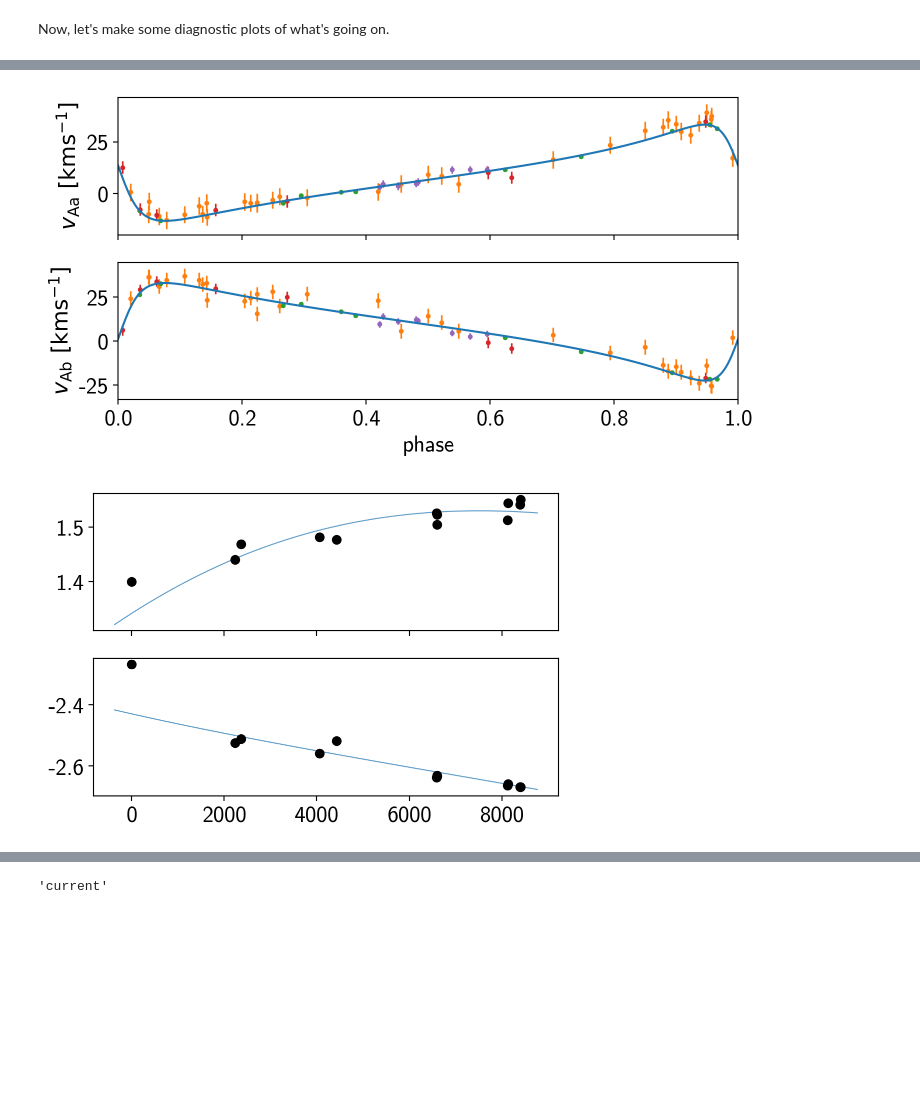
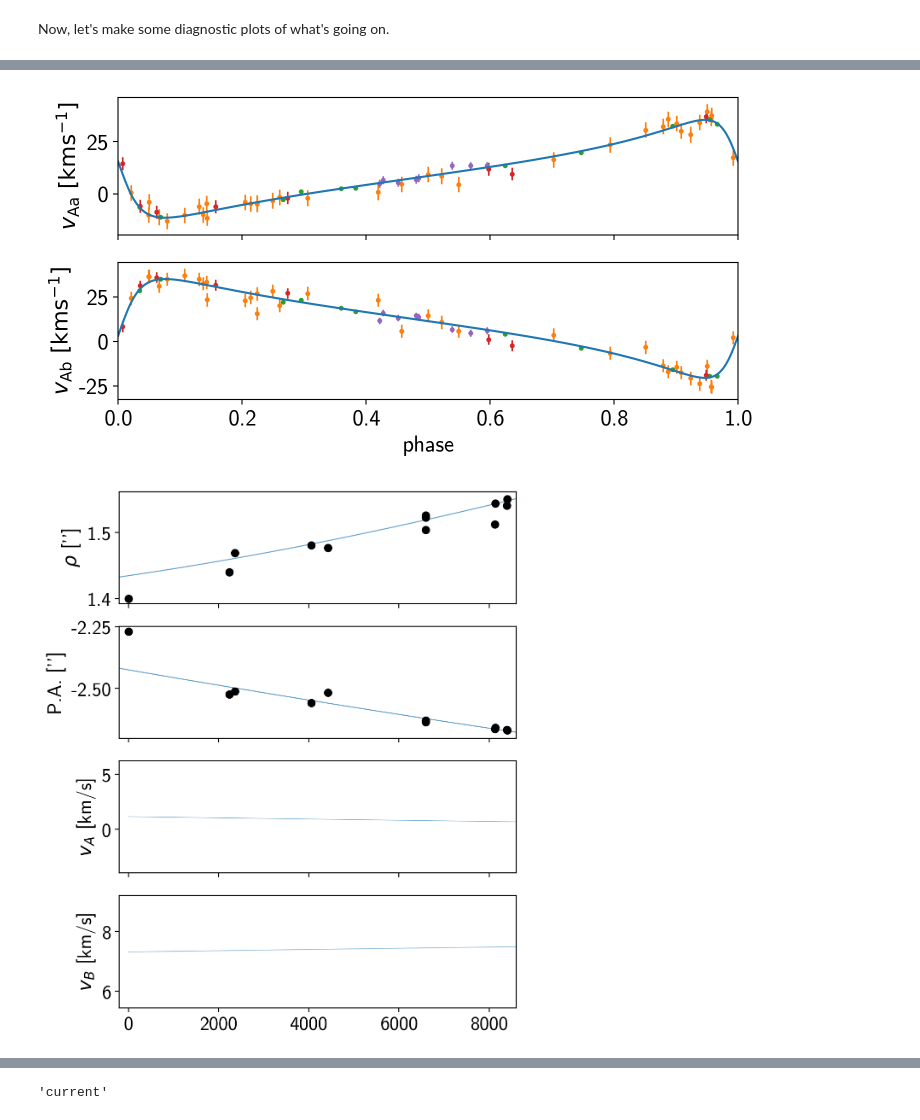
Before and after one commit to iancze/TWA-3-orbit, a Jupyter notebook: joint/Joint stellar fit.ipynb, the cells around one changed output, grey strips where cells are left out. Cells and saved outputs as stored; diff of their text form; code cells hidden in the pictures; blank space fills up the shorter version.

```diff
--- a/joint/Joint stellar fit.ipynb
+++ b/joint/Joint stellar fit.ipynb
@@ -167,3 +170,22 @@ def calc_Mtot(a, P):
     kg_to_M_sun = (1 * u.kg).to(u.M_sun).value
 
     return 4 * np.pi**2 * (a * au_to_m)**3 / (constants.G.value * (P * day_to_s)**2) * kg_to_M_sun
+
+
+def calc_a(Mtot, P):
+    '''
+    Calculate the semi-major axis using Kepler's third law
+
+    Args:
+        Mtot (Msun) total mass
+        P (days) period
+
+    Returns:
+        a (au)
+    '''
+
+    day_to_s = (1 * u.day).to(u.s).value
+    au_to_m = (1 * u.au).to(u.m).value
+    kg_to_M_sun = (1 * u.kg).to(u.M_sun).value
+
+    return (((Mtot / kg_to_M_sun) * constants.G.value * (P * day_to_s)**2) / (4 * np.pi**2))**(1/3) / au_to_m
@@ -457,7 +462,7 @@ pkw = {"marker":".", "ls":""}
 ekw = {"marker":".", "ms":5.0, "ls":"", "elinewidth":1.2}
 
 def get_phase(dates, pos):
-    return ((dates - pos["t_peri_inner"]) % pos["P_inner"]) / pos["P_inner"]
+    return ((dates - pos["t_periastron_inner"]) % pos["P_inner"]) / pos["P_inner"]
 
 # nsamples = 10
 # choices = np.random.choice(np.arange(len(trace)), size=nsamples)
@@ -468,16 +473,14 @@ np.random.seed(43)
 
 fig, ax = plt.subplots(nrows=2, sharex=True, figsize=(8,4))
 
-fig_sep, ax_sep = plt.subplots(nrows=2, sharex=True, figsize=(6,4))
+fig_sep, ax_sep = plt.subplots(nrows=4, sharex=True, figsize=(6,8))
 fig_sky, ax_sky = plt.subplots(nrows=1, figsize=(4,4))
 
 
 with model:
 
     pos = map_sol3
-
-    t_peri_inner = pos["t_peri_inner"]
-    P_inner = pos["P_inner"]
+#     pos = model.test_point
 
     # calculate the errors for each instrument
     cfa_err1 = np.sqrt(cfa1[2]**2 + np.exp(2 * pos["logjittercfa"]))
@@ -514,33 +517,48 @@ with model:
     ax[1].set_xlabel("phase")
 
 
     t_pred = pos["tPeriod"]
     rho_pred = pos["rhoSaveSky"]
     theta_pred = pos["thetaSaveSky"]
 
     x_pred = rho_pred * np.cos(theta_pred) # X north
     y_pred = rho_pred * np.sin(theta_pred) # Y east
 
+    ax_sky.plot(y_pred, x_pred, lw=0.8, alpha=0.7)
+
+
     ax_sep[0].plot(t_data, pos["rhoSaveData"], lw=0.8, alpha=0.7, zorder=0)
     ax_sep[0].plot(wds[0], wds[1], "ko")
+
     ax_sep[1].plot(t_data, pos["thetaSaveData"], lw=0.8, alpha=0.7, zorder=0)
     ax_sep[1].plot(wds[0], wds[3], "ko")
 
-    ax_sky.plot(y_pred, x_pred, lw=0.8, alpha=0.7)
+    ax_sep[2].plot(t_pred, pos["RVADense"], lw=0.5, alpha=0.6)
+    ax_sep[3].plot(t_pred, pos["RVBDense"], lw=0.5, alpha=0.6)
+# #     ax_sep[2].set_ylim(7, 10)
+
+    ax_sep[3].set_xlim(- 200, wds[0][-1] + 200)
+# #     ax_sep[3].set_ylim(6.5, 8)
+
 
 
 xs = wds[1] * np.cos(wds[3]) # X is north
 ys = wds[1] * np.sin(wds[3]) # Y is east
+
+ax_sep[0].set_ylabel(r"$\rho$ ['']")
+ax_sep[1].set_ylabel("P.A. ['']")
+ax_sep[2].set_ylabel(r"$v_A$ [km/s]")
+ax_sep[3].set_ylabel(r"$v_B$ [km/s]")
 
 ax_sky.plot(ys, xs, "ko")
 ax_sky.set_ylabel(r"$\Delta \delta$ ['']")
 ax_sky.set_xlabel(r"$\Delta \alpha \cos \delta$ ['']")
 ax_sky.invert_xaxis()
 ax_sky.plot(0,0, "k*")
 ax_sky.set_aspect("equal", "datalim")
 
 # fig.subplots_adjust(top=0.98, bottom=0.18, hspace=0.05)
 # fig.savefig("A_sb_orbit.pdf")
 # %% [output]
-[figure, old version]
+[figure, new version]
-[figure, old version]
+[figure, new version]
```
Also changed, not shown: parts of 17 cells of this notebook, 4 other files.
